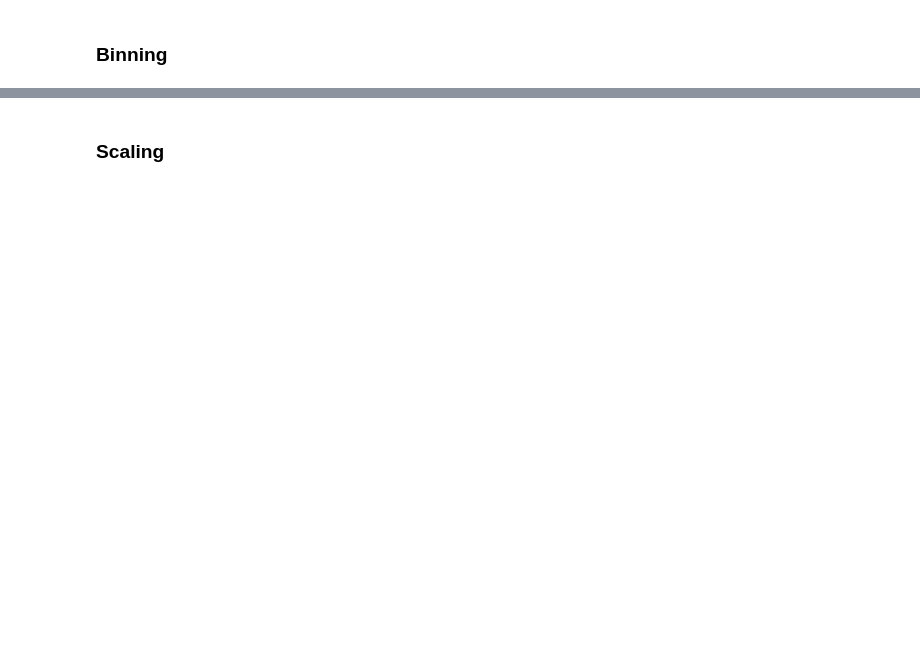
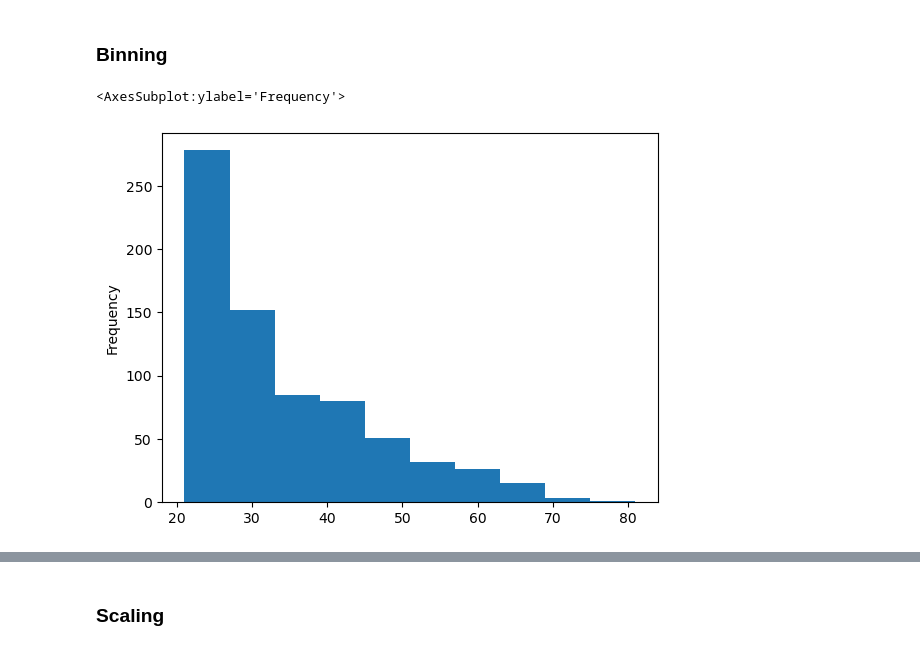
Before and after one commit to taaaraaa/lighthouse-data-notes, a Jupyter notebook: EDA/Data_Prep_and_Feature_Engineering.ipynb, the cells around one changed output, grey strips where cells are left out. Saved outputs shown, nothing was run; the diff lists cells and outputs as text; code cells hidden in the pictures; blank space fills up the shorter version.

```diff
--- a/EDA/Data_Prep_and_Feature_Engineering.ipynb
+++ b/EDA/Data_Prep_and_Feature_Engineering.ipynb
@@ -261,5 +363,10 @@ np.log(diabetes_df['Insulin']).plot.hist()
 # %% [markdown]
 ### Binning
+# %%
+diabetes_df['Age'].plot.hist()
+# %% [output]
+<AxesSubplot:ylabel='Frequency'>
+[figure, added]
 # %%
 #Binning with q-cut (bin according to quantiles)
 pd.qcut(diabetes_df['Age'], q = 4).value_counts()
```
Also changed, not shown: parts of 19 cells of this notebook.
